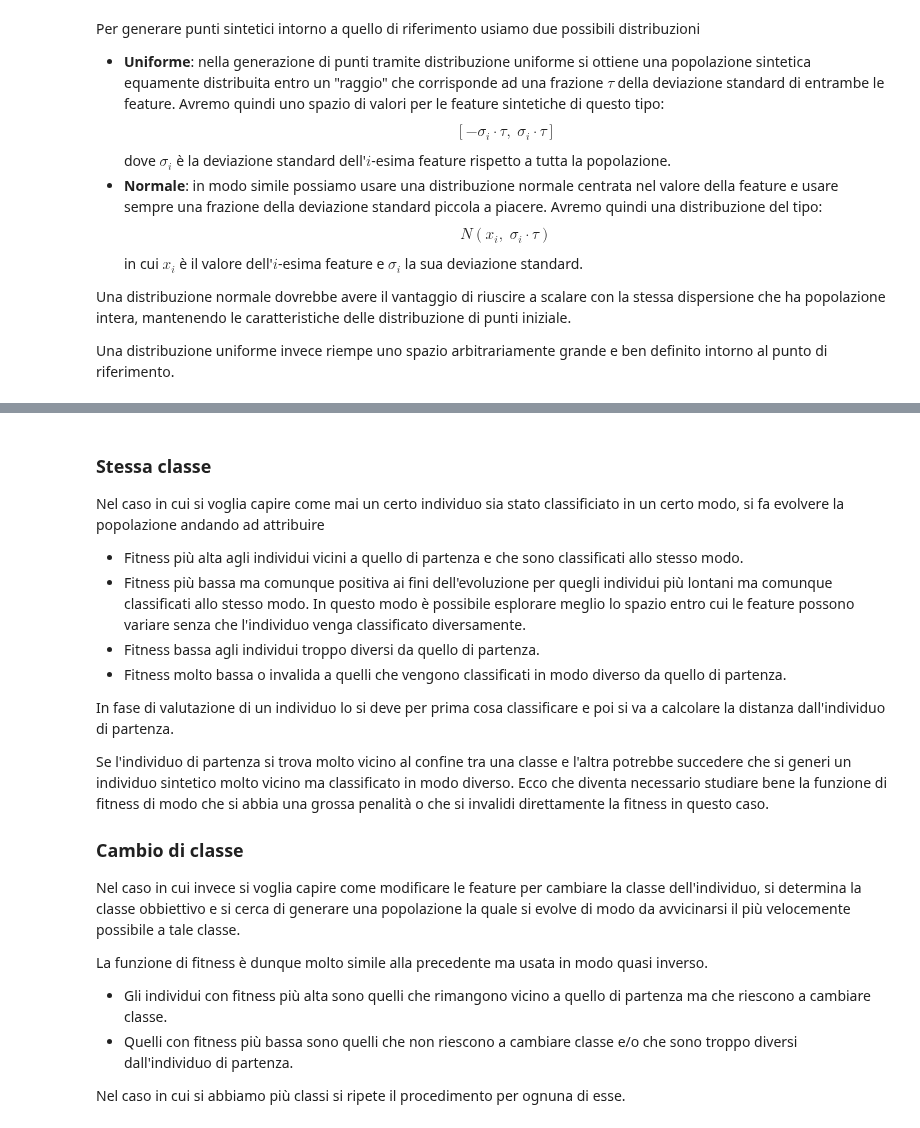
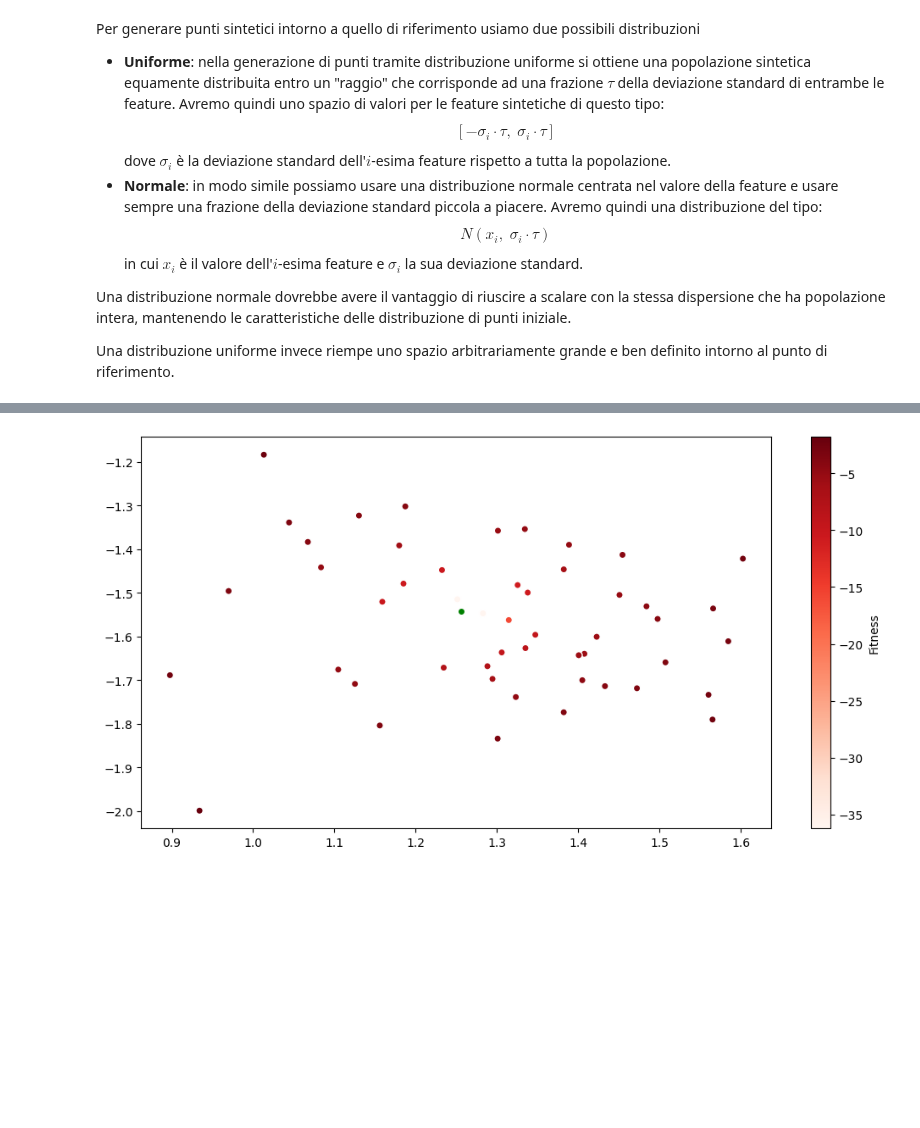
Before and after one commit to FedericoBustaffa/thesis, a Jupyter notebook: src/explain_classifier.ipynb, the cells around one changed output, grey strips where cells are left out. Saved outputs shown, nothing was run; the diff lists cells and outputs as text; code cells hidden in the pictures; blank space fills up the shorter version.

```diff
--- a/src/explain_classifier.ipynb
+++ b/src/explain_classifier.ipynb
@@ -318,43 +294,33 @@ print(o2)
-# %% [markdown]
-### Stessa classe
-
-Nel caso in cui si voglia capire come mai un certo individuo sia stato
-classificiato in un certo modo, si fa evolvere la popolazione andando ad
-attribuire
-
-- Fitness più alta agli individui vicini a quello di partenza e che sono
-  classificati allo stesso modo.
-- Fitness più bassa ma comunque positiva ai fini dell'evoluzione per quegli
-  individui più lontani ma comunque classificati allo stesso modo. In questo
-  modo è possibile esplorare meglio lo spazio entro cui le feature possono
-  variare senza che l'individuo venga classificato diversamente.
-- Fitness bassa agli individui troppo diversi da quello di partenza.
-- Fitness molto bassa o invalida a quelli che vengono classificati in modo
-  diverso da quello di partenza.
-
-In fase di valutazione di un individuo lo si deve per prima cosa classificare
-e poi si va a calcolare la distanza dall'individuo di partenza.
-
-Se l'individuo di partenza si trova molto vicino al confine tra una classe e
-l'altra potrebbe succedere che si generi un individuo sintetico molto vicino
-ma classificato in modo diverso. Ecco che diventa necessario studiare bene la
-funzione di fitness di modo che si abbia una grossa penalità o che si invalidi
-direttamente la fitness in questo caso.
-
-### Cambio di classe
-
-Nel caso in cui invece si voglia capire come modificare le feature per cambiare
-la classe dell'individuo, si determina la classe obbiettivo e si cerca di
-generare una popolazione la quale si evolve di modo da avvicinarsi il più
-velocemente possibile a tale classe.
-
-La funzione di fitness è dunque molto simile alla precedente ma usata in modo
-quasi inverso.
-
-- Gli individui con fitness più alta sono quelli che rimangono vicino a quello
-  di partenza ma che riescono a cambiare classe.
-- Quelli con fitness più bassa sono quelli che non riescono a cambiare classe
-  e/o che sono troppo diversi dall'individuo di partenza.
-
-Nel caso in cui si abbiamo più classi si ripete il procedimento per ognuna di
-esse.
+# %%
+def other_evaluate(chromosome, point, target_class, classifier):
+    # classificazione
+    features, _ = chromosome
+    features = features.reshape(1, -1)
+    chromosome[1] = classifier.predict(features)
+
+    # calcolo della distanza con norma euclidea
+    distance = la.norm(point - features, ord=2)
+
+    if chromosome[1] != target_class:
+        return (1 / distance,)
+    else:
+        return (distance,)
+
+toolbox.set_weights((-1.0,))
+toolbox.set_evaluation(other_evaluate, point, point_class + 1 % 2, classifier)
+population = list(map(toolbox.evaluate, population))
+# %%
+fitness_values = [i.fitness for i in population]
+plt.figure(figsize=(12, 6))
+sc = plt.scatter(
+    synth_points.T[0],
+    synth_points.T[1],
+    c=fitness_values,
+    ec="w",
+    cmap=plt.get_cmap("Reds"),
+)
+plt.colorbar(sc, label="Fitness")
+plt.scatter(X_test.T[0][0], X_test.T[1][0], c="g", ec="w")
+plt.show()
+# %% [output]
+[figure, added]
```
Also changed, not shown: parts of 16 cells of this notebook, 6 other files.
